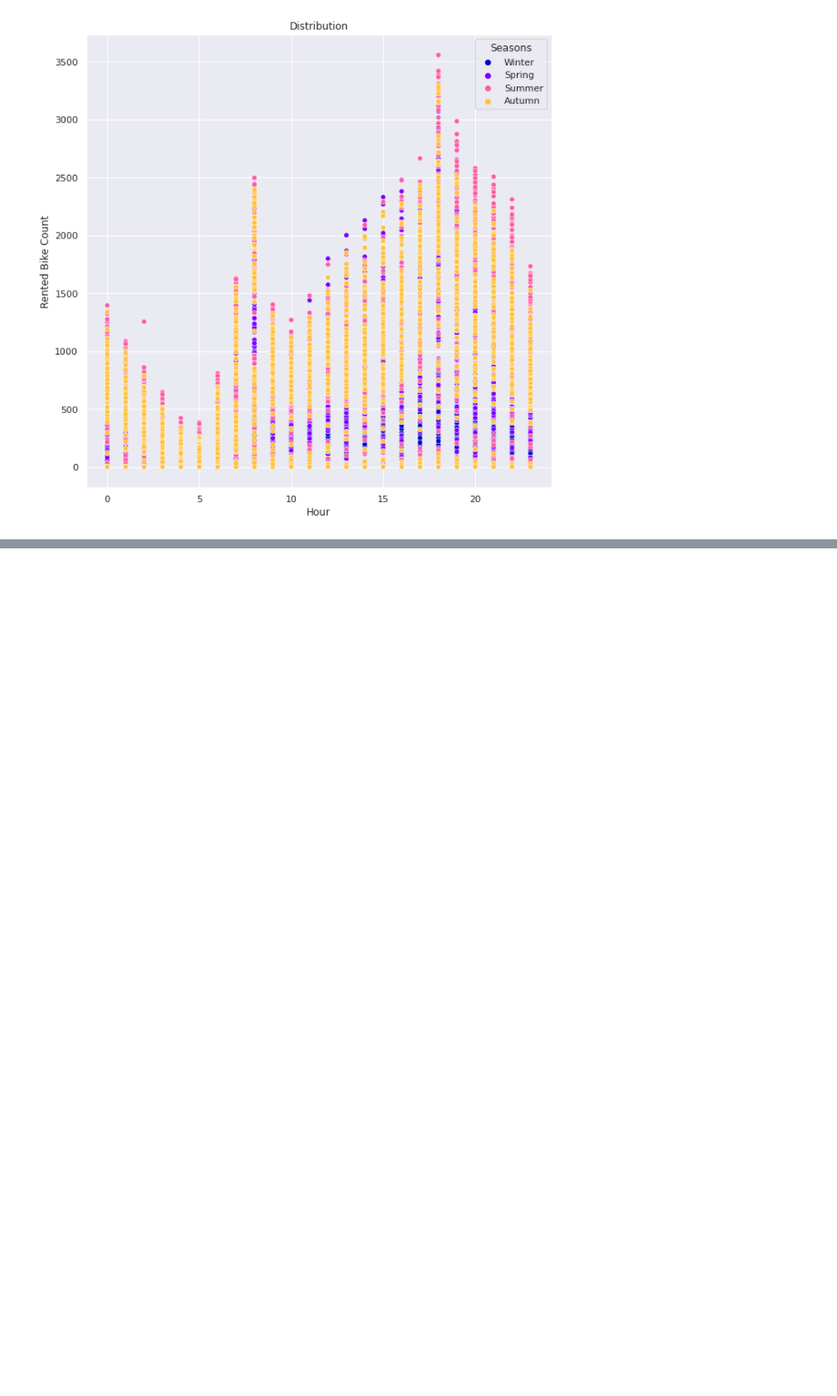
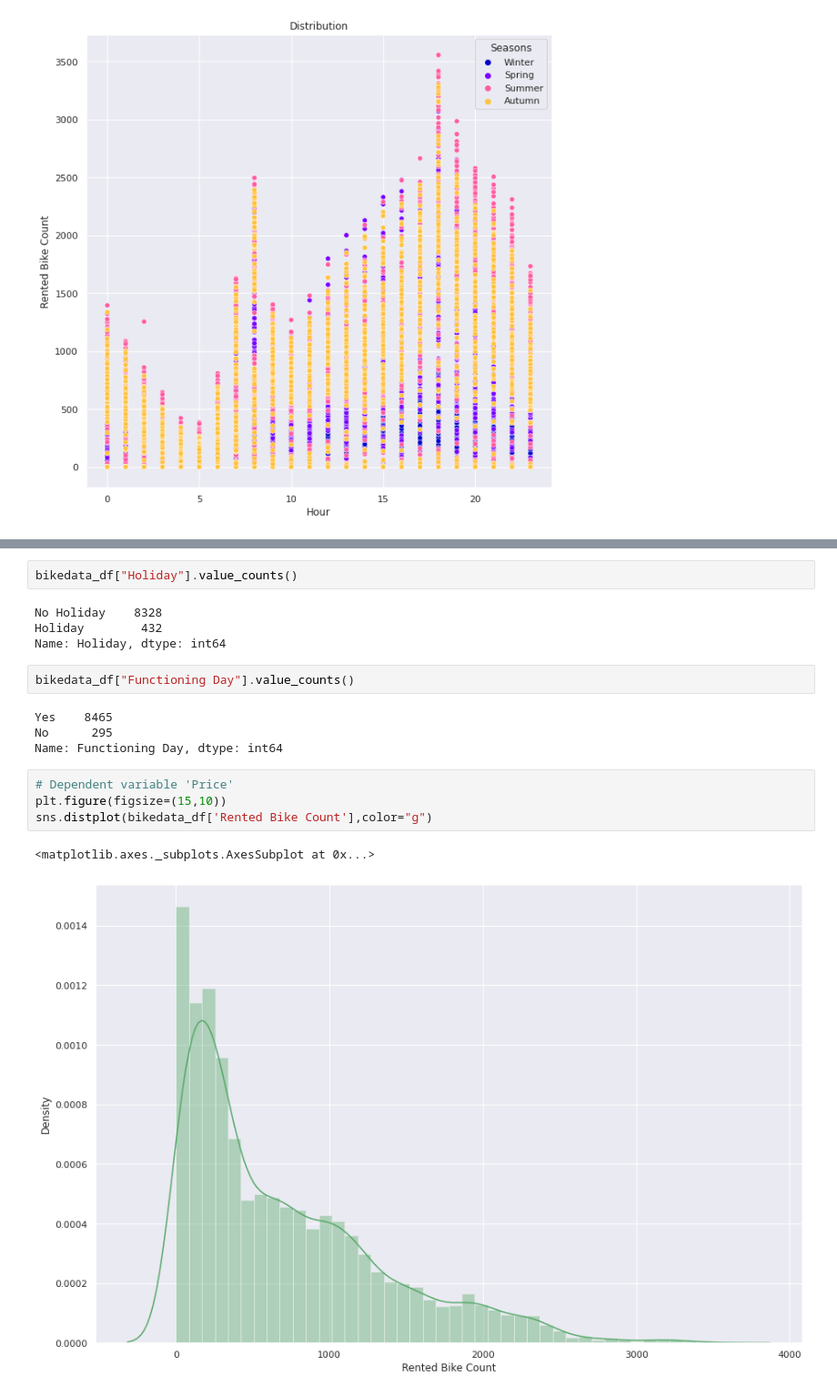
Before and after one commit to NayanaPradeep/Bike_Sharing_Demand, a Jupyter notebook: Bike_Sharing_Demand_Prediction_Capstone_Project.ipynb, the cells around one changed output, grey strips where cells are left out. Shown at 91% size. Drawn from its saved outputs; the diff is of its cells as text; blank space fills up the shorter version.

```diff
--- a/Bike_Sharing_Demand_Prediction_Capstone_Project.ipynb
+++ b/Bike_Sharing_Demand_Prediction_Capstone_Project.ipynb
@@ -171,0 +204,19 @@ Text(0.5, 1.0, 'Distribution')
+# %%
+bikedata_df["Holiday"].value_counts()
+# %% [output]
+No Holiday    8328
+Holiday        432
+Name: Holiday, dtype: int64
+# %%
+bikedata_df["Functioning Day"].value_counts()
+# %% [output]
+Yes    8465
+No      295
+Name: Functioning Day, dtype: int64
+# %%
+# Dependent variable 'Price'
+plt.figure(figsize=(15,10))
+sns.distplot(bikedata_df['Rented Bike Count'],color="g")
+# %% [output]
+<matplotlib.axes._subplots.AxesSubplot at 0x...>
+[figure, added]
```
Also changed, not shown: parts of 5 cells of this notebook.
